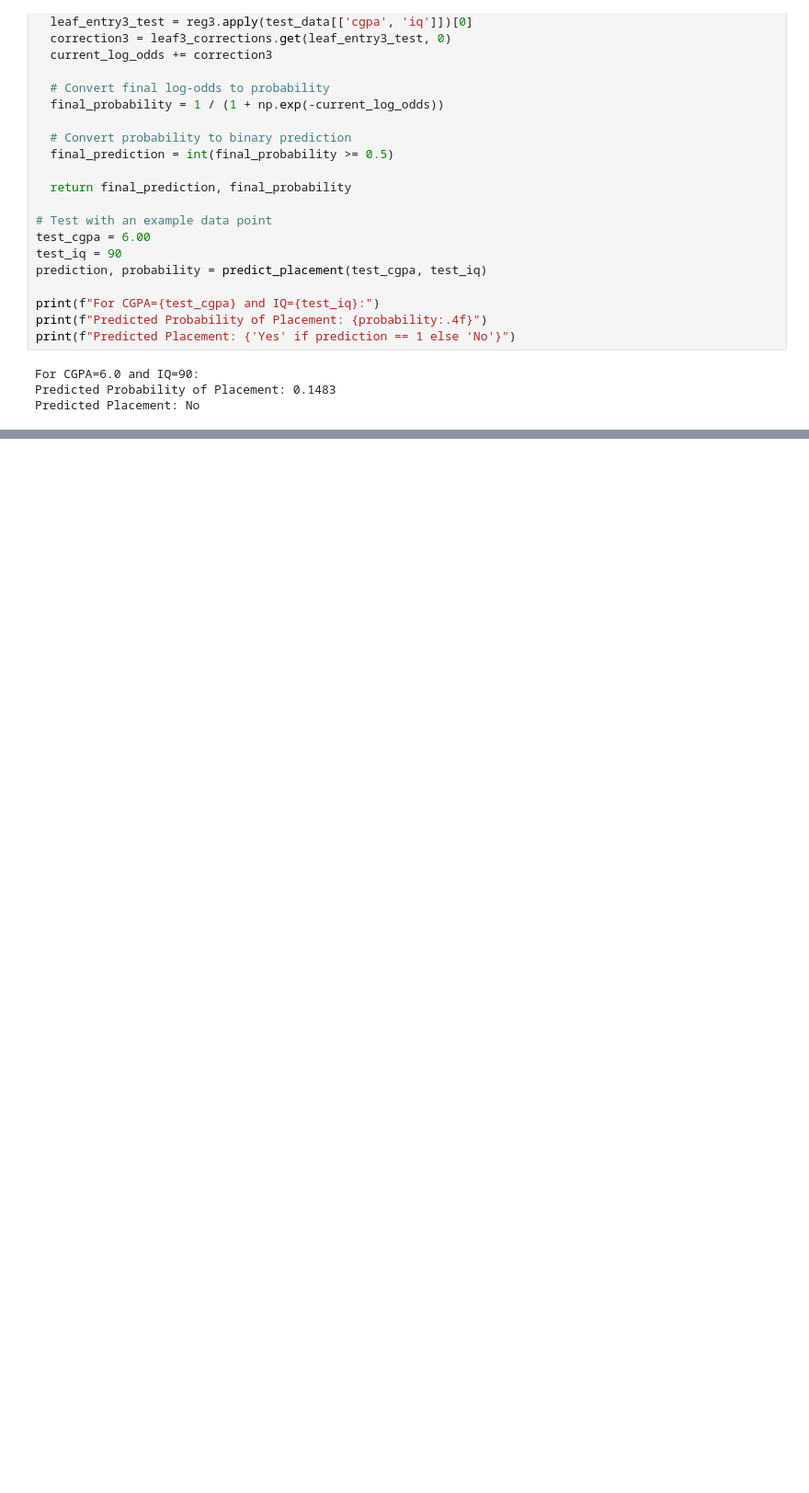
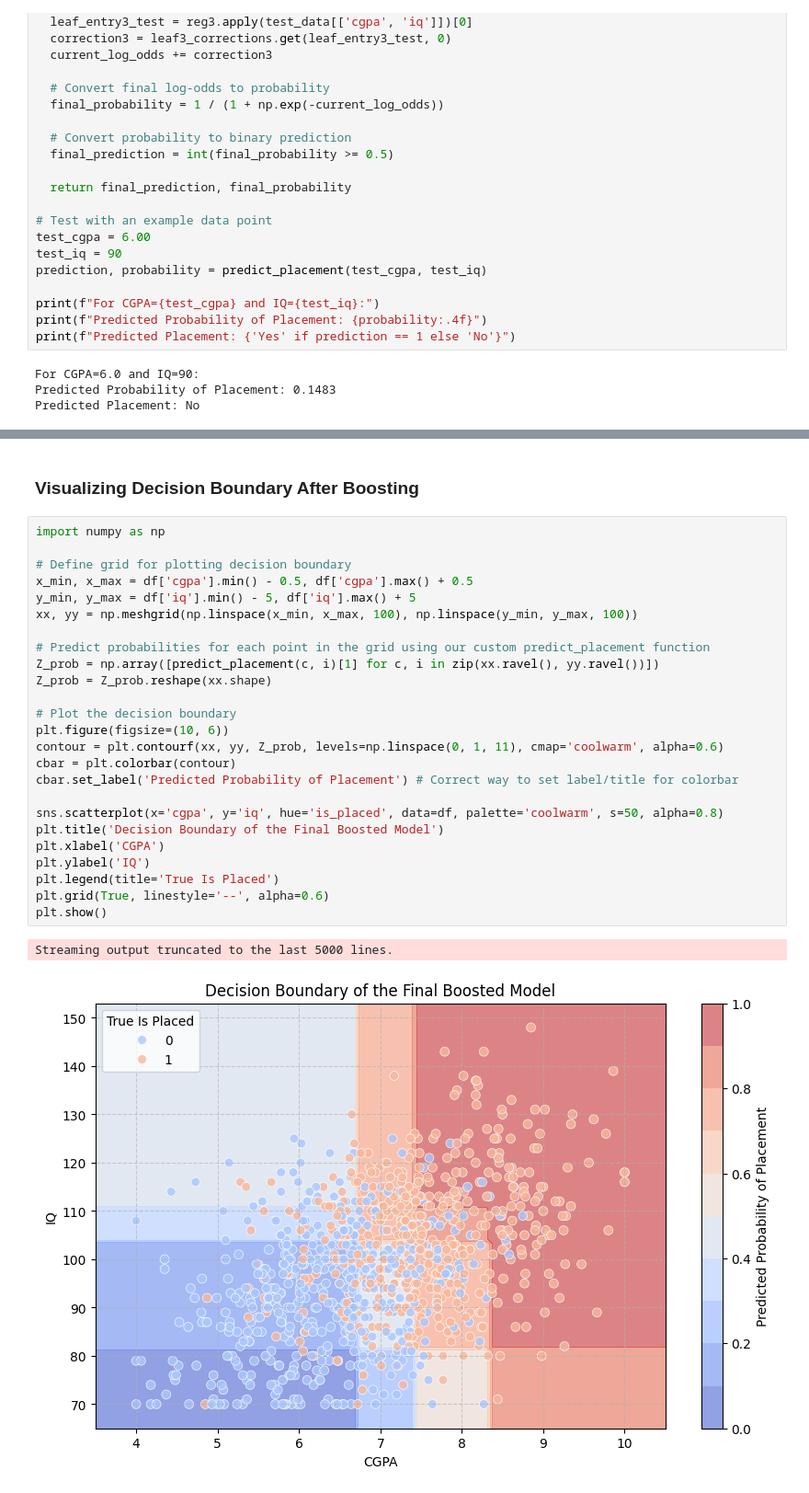
Before and after one commit to sairas2124/Gradient_descent-, a Jupyter notebook: Gradiant_boosting.ipynb, the cells around one changed output, grey strips where cells are left out. Shown at 92% size. Cells and saved outputs as stored; diff of their text form; blank space fills up the shorter version.

```diff
--- a/Gradiant_boosting.ipynb
+++ b/Gradiant_boosting.ipynb
@@ -366,0 +383,30 @@ Predicted Placement: No
+# %% [markdown]
+### Visualizing Decision Boundary After Boosting
+# %%
+import numpy as np
+
+# Define grid for plotting decision boundary
+x_min, x_max = df['cgpa'].min() - 0.5, df['cgpa'].max() + 0.5
+y_min, y_max = df['iq'].min() - 5, df['iq'].max() + 5
+xx, yy = np.meshgrid(np.linspace(x_min, x_max, 100), np.linspace(y_min, y_max, 100))
+
+# Predict probabilities for each point in the grid using our custom predict_placement function
+Z_prob = np.array([predict_placement(c, i)[1] for c, i in zip(xx.ravel(), yy.ravel())])
+Z_prob = Z_prob.reshape(xx.shape)
+
+# Plot the decision boundary
+plt.figure(figsize=(10, 6))
+contour = plt.contourf(xx, yy, Z_prob, levels=np.linspace(0, 1, 11), cmap='coolwarm', alpha=0.6)
+cbar = plt.colorbar(contour)
+cbar.set_label('Predicted Probability of Placement') # Correct way to set label/title for colorbar
+
+sns.scatterplot(x='cgpa', y='iq', hue='is_placed', data=df, palette='coolwarm', s=50, alpha=0.8)
+plt.title('Decision Boundary of the Final Boosted Model')
+plt.xlabel('CGPA')
+plt.ylabel('IQ')
+plt.legend(title='True Is Placed')
+plt.grid(True, linestyle='--', alpha=0.6)
+plt.show()
+# %% [output]
+Streaming output truncated to the last 5000 lines.
+[figure, added]
```
Also changed, not shown: parts of 2 cells of this notebook.
